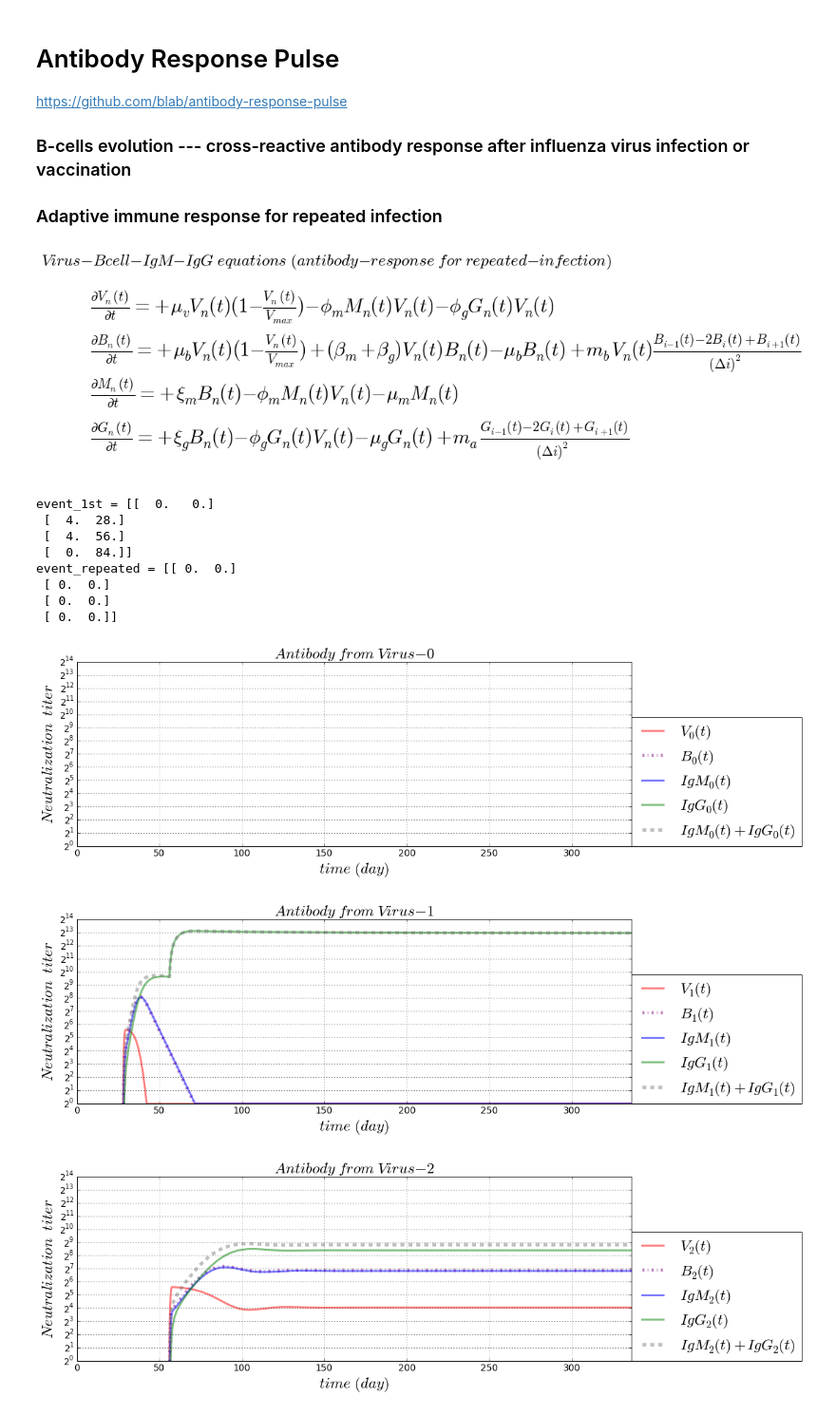
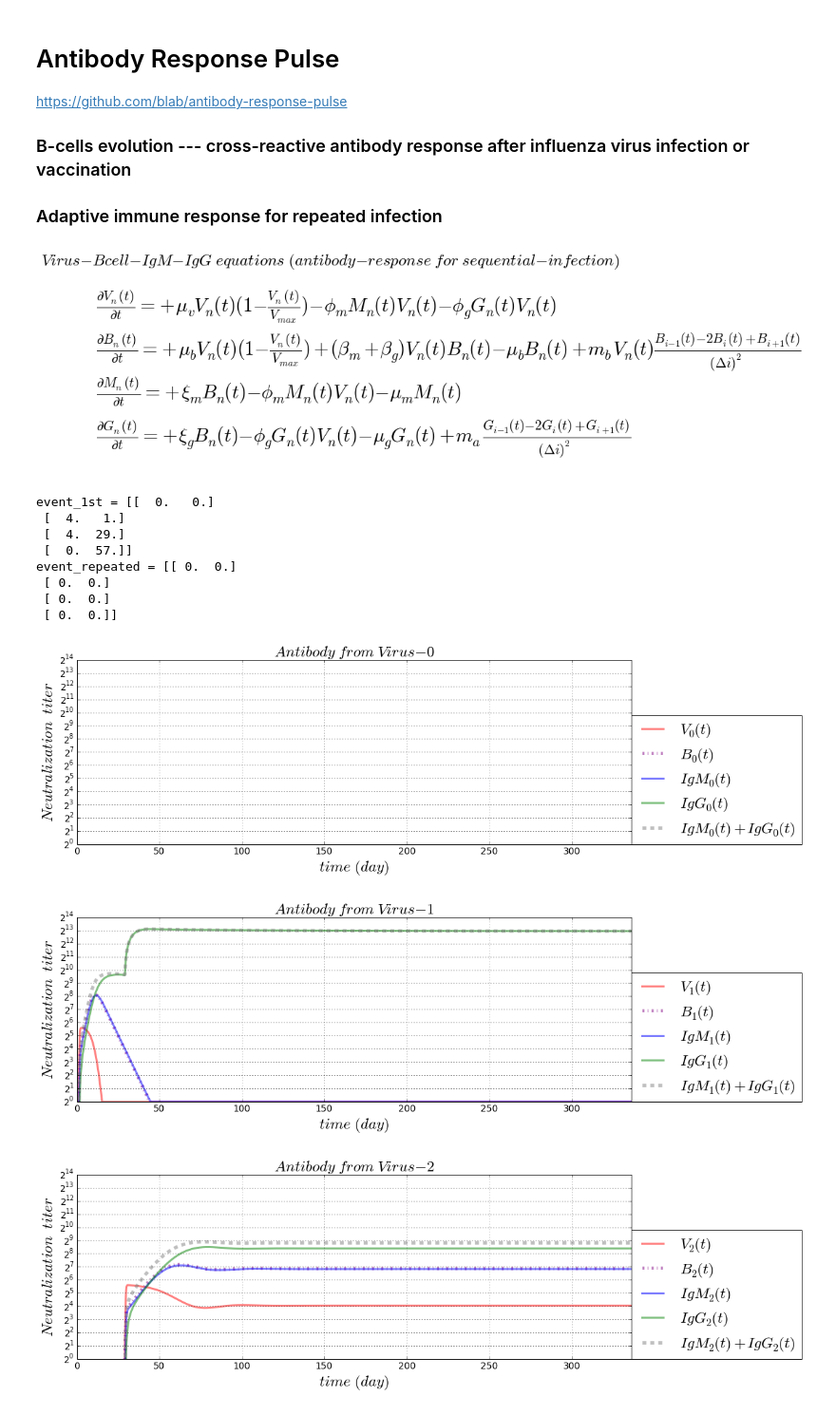
Before and after one commit to blab/antibody-response-pulse, a Jupyter notebook: bcell-array/code/VBMG_infection_OAS.ipynb, the cells around one changed output. Shown at 95% size. Cells and saved outputs as stored; diff of their text form; code cells hidden in the pictures.

```diff
--- a/bcell-array/code/VBMG_infection_OAS.ipynb
+++ b/bcell-array/code/VBMG_infection_OAS.ipynb
@@ -32,7 +32,7 @@ save_figure = os.path.join(dir_path, file_name + figure_name + file_suffix)
 numberingFig = numberingFig + 1
 plt.figure(numberingFig, figsize=(12, 5))
 plt.axis('off')
-plt.title(r'$ Virus-Bcell-IgM-IgG \ equations \ (antibody-response \ for \ repeated-infection) $'
+plt.title(r'$ Virus-Bcell-IgM-IgG \ equations \ (antibody-response \ for \ sequential-infection) $'
           , fontsize = AlvaFontSize)
 plt.text(0, 7.0/9, r'$ \frac{\partial V_n(t)}{\partial t} = \
          +\mu_{v}V_{n}(t)(1 - \frac{V_n(t)}{V_{max}}) - \phi_{m} M_{n}(t) V_{n}(t) - \phi_{g} G_{n}(t) V_{n}(t) $'
@@ -122,7 +122,7 @@ def dGdt_array(VBMGxt = [], *args):
                      + mutatRateA*(leftX[:] - 2*centerX[:] + rightX[:])/(dx**2)
     return(dG_dt_array)
 # %% [output]
-[figure, old version]
+[figure, new version]
 # %%
 # setting parameter
 timeUnit = 'day'
@@ -201,10 +201,11 @@ event_parameter = np.array([actRateBg_1st,
 infection_period = 1*28*day
 viral_population = np.zeros(int(maxX + 1))
 viral_population[origin_virus:current_virus + 1] = 4
-infection_starting_time = np.arange(int(maxX + 1))*infection_period
+infection_starting_time = np.arange(int(maxX + 1))*infection_period - 27
 event_1st = np.zeros([int(maxX + 1), 2])
 event_1st[:, 0] = viral_population
 event_1st[:, 1] = infection_starting_time
+event_1st[0, 1] = 0
 print ('event_1st = {:}'.format(event_1st))
 
 # [viral population, starting time] ---2nd]
@@ -234,38 +235,38 @@ for i in range(totalPoint_X):
     figure_name = '-response-%i'%(i)
     figure_suffix = '.png'
     save_figure = os.path.join(dir_path, file_name + figure_name + file_suffix)
     plt.figure(numberingFig, figsize = AlvaFigSize)
     plt.plot(gT, gV[i], color = 'red', label = r'$ V_{%i}(t) $'%(i), linewidth = 3.0, alpha = 0.5)
     plt.plot(gT, gB[i], color = 'purple', label = r'$ B_{%i}(t) $'%(i), linewidth = 5.0, alpha = 0.5
              , linestyle = '-.')
     plt.plot(gT, gM[i], color = 'blue', label = r'$ IgM_{%i}(t) $'%(i), linewidth = 3.0, alpha = 0.5)
     plt.plot(gT, gG[i], color = 'green', label = r'$ IgG_{%i}(t) $'%(i), linewidth = 3.0, alpha = 0.5)
     plt.plot(gT, gM[i] + gG[i], color = 'gray', linewidth = 5.0, alpha = 0.5, linestyle = 'dashed'
              , label = r'$ IgM_{%i}(t) + IgG_{%i}(t) $'%(i, i))
     plt.grid(True, which = 'both')
     plt.title(r'$ Antibody \ from \ Virus-{%i} $'%(i), fontsize = AlvaFontSize)
     plt.xlabel(r'$time \ (%s)$'%(timeUnit), fontsize = AlvaFontSize)
     plt.ylabel(r'$ Neutralization \ \ titer $', fontsize = AlvaFontSize)
     plt.xlim([minT, maxT])
     plt.xticks(fontsize = AlvaFontSize*0.6)
     plt.yticks(fontsize = AlvaFontSize*0.6)
     plt.ylim([2**0, 2**14])
     plt.yscale('log', basey = 2)
     plt.legend(loc = (1,0), fontsize = AlvaFontSize)
     plt.savefig(save_figure, dpi = 100)
     plt.show()
 # %% [output]
 event_1st = [[  0.   0.]
- [  4.  28.]
- [  4.  56.]
- [  0.  84.]]
+ [  4.   1.]
+ [  4.  29.]
+ [  0.  57.]]
 event_repeated = [[ 0.  0.]
  [ 0.  0.]
  [ 0.  0.]
  [ 0.  0.]]
 [figure]
-[figure, old version]
+[figure, new version]
-[figure, old version]
+[figure, new version]
 [figure]
 # %%
 # Experimental lab data from OAS paper
```
Also changed, not shown: parts of 2 cells of this notebook, 25 other files.
